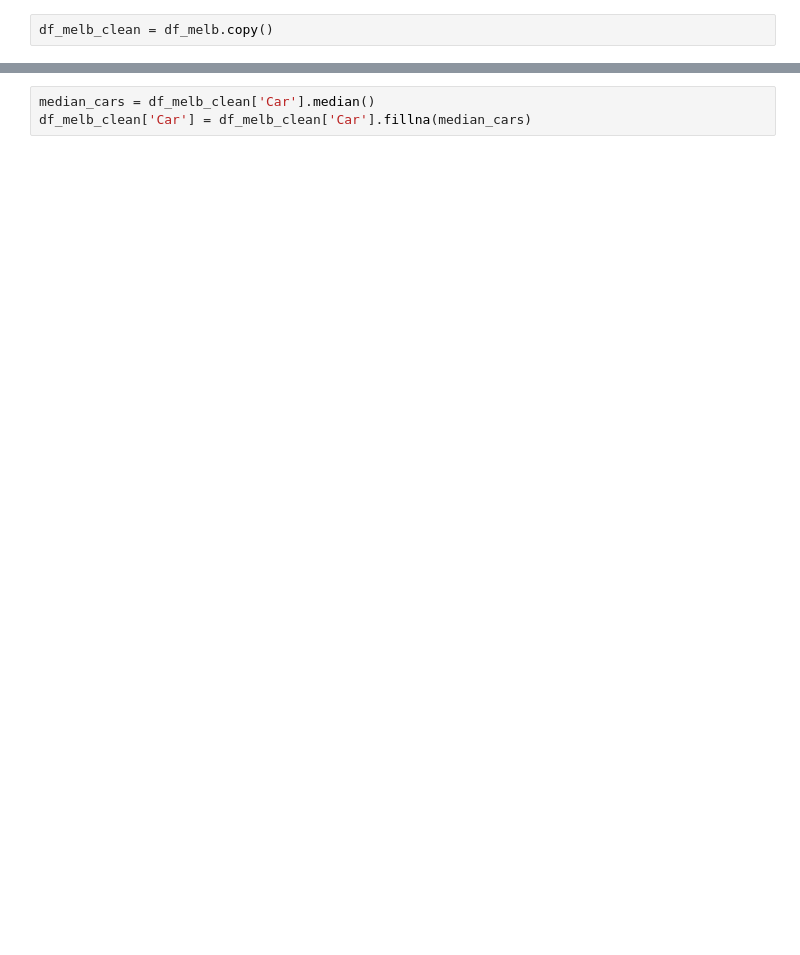
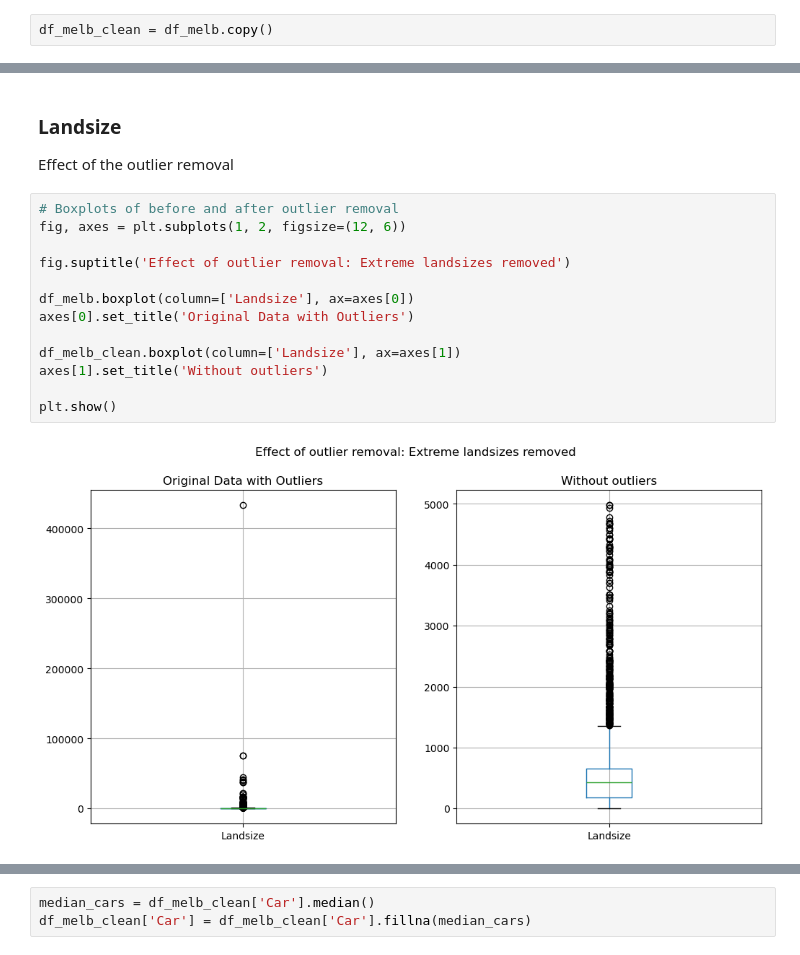
Before and after one commit to DavidK97/MelbourneHousingAnalysis, a Jupyter notebook: MelbournHousingAnalysis.ipynb, the cells around one changed output, grey strips where cells are left out. Drawn from its saved outputs; the diff is of its cells as text; blank space fills up the shorter version.

```diff
--- a/MelbournHousingAnalysis.ipynb
+++ b/MelbournHousingAnalysis.ipynb
@@ -217,0 +255,18 @@ df_melb_clean.drop(columns='Bedroom2')
+# %% [markdown]
+### Landsize
+Effect of the outlier removal
+# %%
+# Boxplots of before and after outlier removal
+fig, axes = plt.subplots(1, 2, figsize=(12, 6))
+
+fig.suptitle('Effect of outlier removal: Extreme landsizes removed')
+
+df_melb.boxplot(column=['Landsize'], ax=axes[0])
+axes[0].set_title('Original Data with Outliers')
+
+df_melb_clean.boxplot(column=['Landsize'], ax=axes[1])
+axes[1].set_title('Without outliers')
+
+plt.show()
+# %% [output]
+[figure, added]
```
Also changed, not shown: parts of 61 cells of this notebook.
